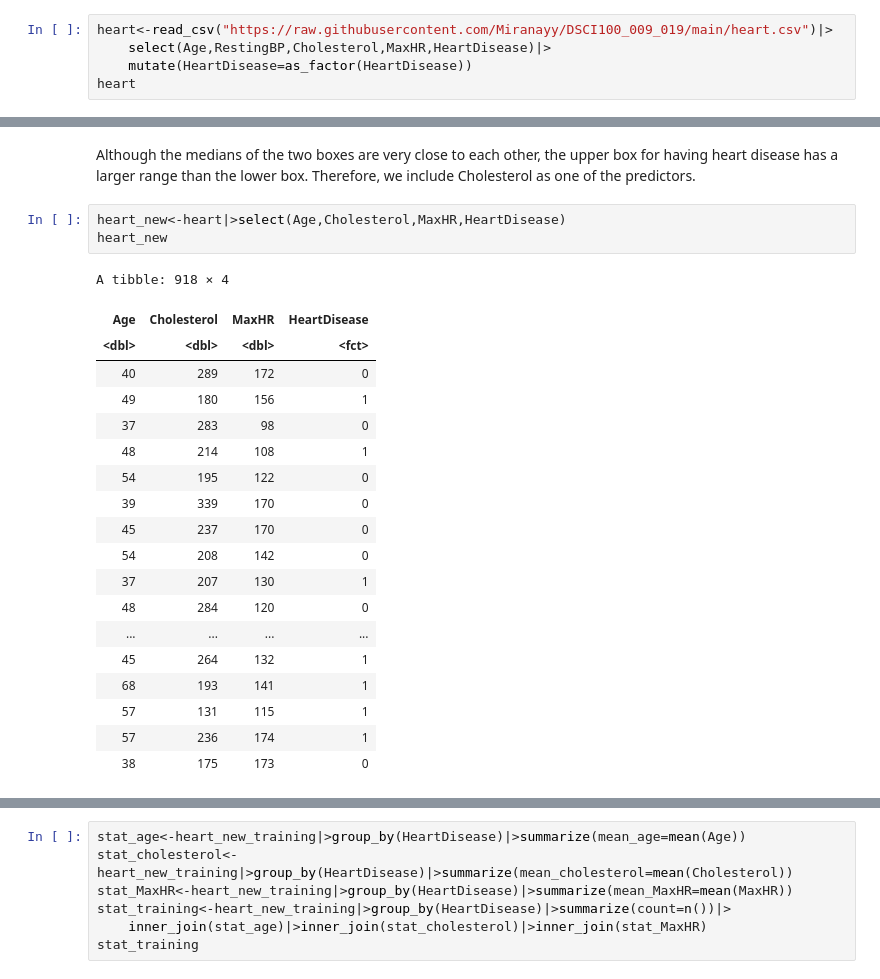
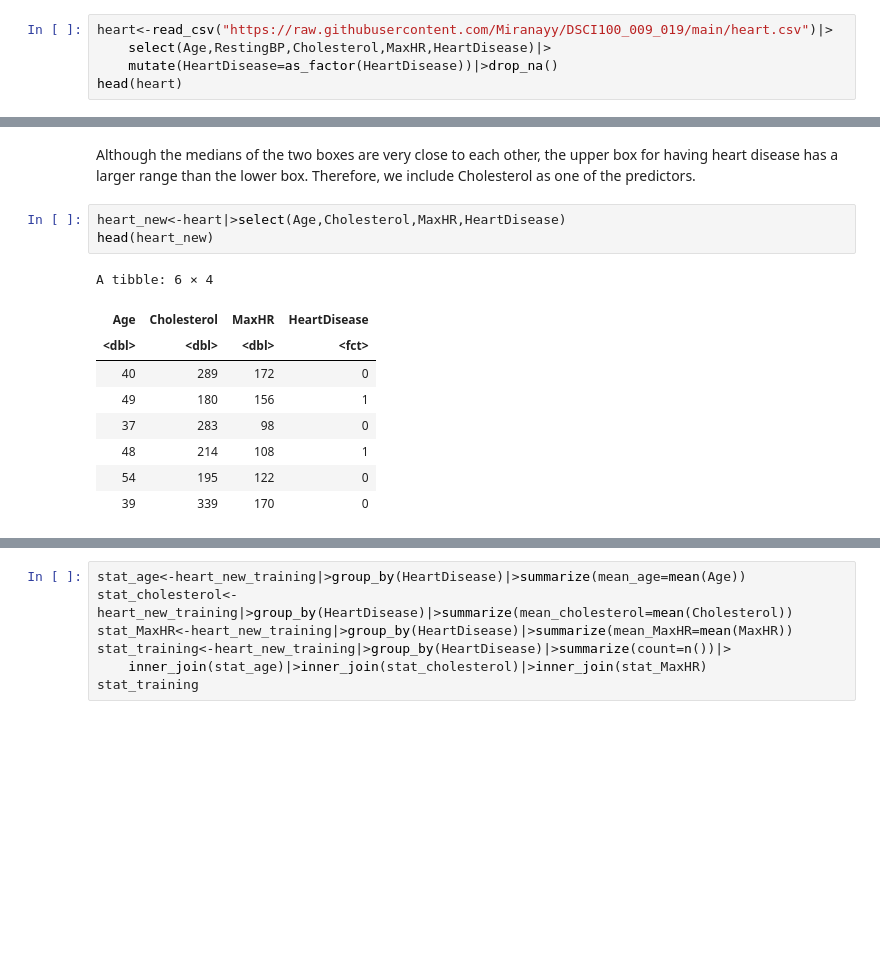
Before and after one commit to Miranayy/DSCI100_009_019, a Jupyter notebook: HeartDisease.ipynb, the cells around one changed output, grey strips where cells are left out. Drawn from its saved outputs; the diff is of its cells as text; blank space fills up the shorter version.

```diff
--- a/HeartDisease.ipynb
+++ b/HeartDisease.ipynb
@@ -41,8 +26,8 @@ library(tidymodels)
 # %%
 heart<-read_csv("https://raw.githubusercontent.com/Miranayy/DSCI100_009_019/main/heart.csv")|>
     select(Age,RestingBP,Cholesterol,MaxHR,HeartDisease)|>
-    mutate(HeartDisease=as_factor(HeartDisease))
-heart
+    mutate(HeartDisease=as_factor(HeartDisease))|>drop_na()
+head(heart)
 # %% [output]
 Rows: 918 Columns: 12
 ── Column specification ────────────────────────────────────────────────────────
@@ -106,27 +81,17 @@ Cholesterol_heart
 Although the medians of the two boxes are very close to each other, the upper box for having heart disease has a larger range than the lower box. Therefore, we include Cholesterol as one of the predictors.
 # %%
 heart_new<-heart|>select(Age,Cholesterol,MaxHR,HeartDisease)
-heart_new
+head(heart_new)
 # %% [output]
-A tibble: 918 × 4
+A tibble: 6 × 4
 | Age | Cholesterol | MaxHR | HeartDisease |
 | <dbl> | <dbl> | <dbl> | <fct> |
 | 40 | 289 | 172 | 0 |
 | 49 | 180 | 156 | 1 |
 | 37 | 283 | 98 | 0 |
 | 48 | 214 | 108 | 1 |
 | 54 | 195 | 122 | 0 |
 | 39 | 339 | 170 | 0 |
-| 45 | 237 | 170 | 0 |
-| 54 | 208 | 142 | 0 |
-| 37 | 207 | 130 | 1 |
-| 48 | 284 | 120 | 0 |
-| ... | ... | ... | ... |
-| 45 | 264 | 132 | 1 |
-| 68 | 193 | 141 | 1 |
-| 57 | 131 | 115 | 1 |
-| 57 | 236 | 174 | 1 |
-| 38 | 175 | 173 | 0 |
 # %%
 set.seed(19)
 heart_new_split<-initial_split(heart_new,prop=0.75,strata=HeartDisease)
```
Also changed, not shown: parts of 8 cells of this notebook.
